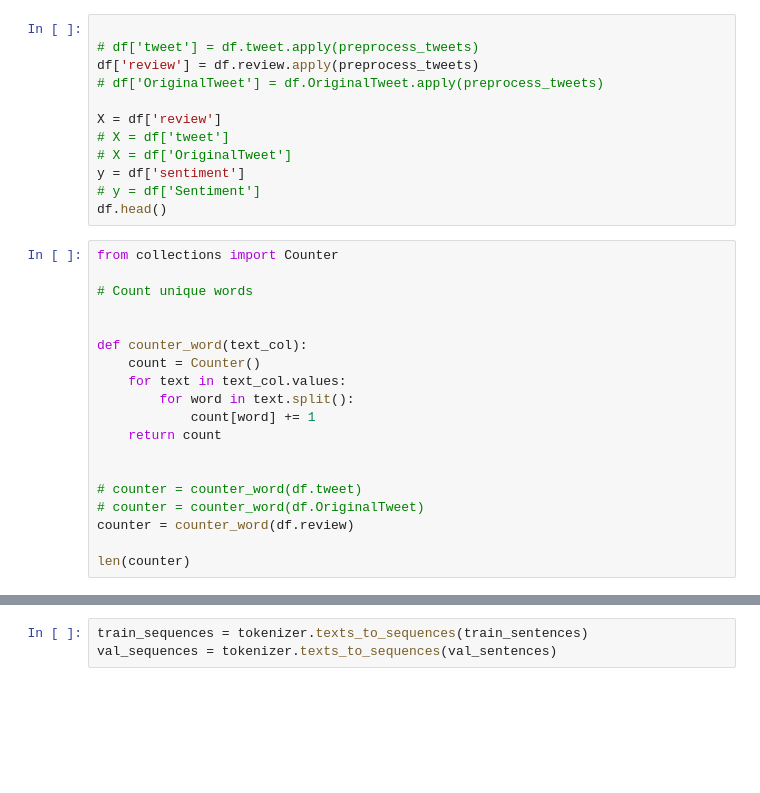
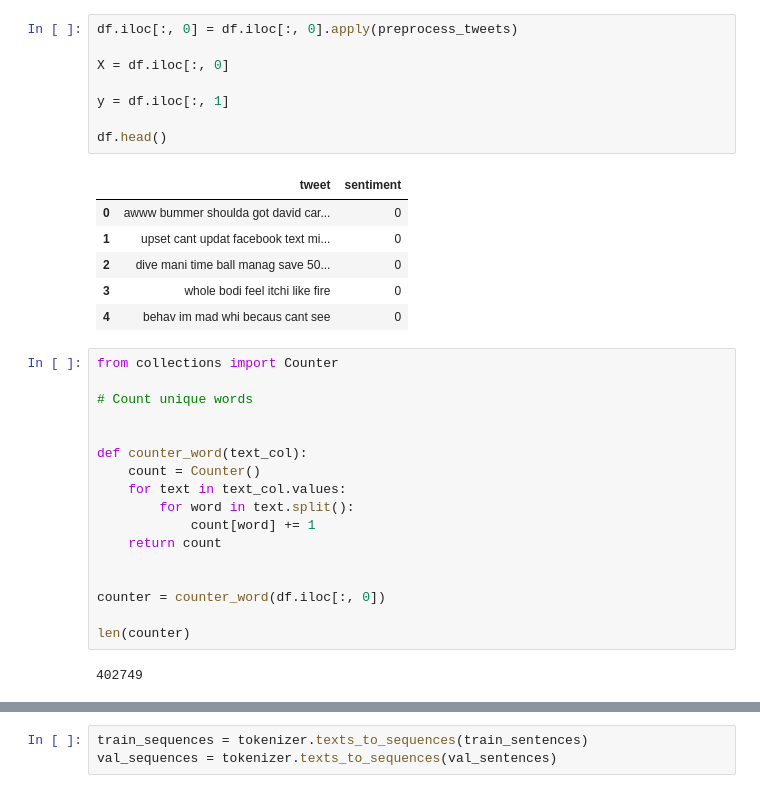
Before and after one commit to 3nws/twitter-text-classification, a Jupyter notebook: tensorflow.ipynb, the cells around one changed output, grey strips where cells are left out. Cells and saved outputs as stored; diff of their text form; blank space fills up the shorter version.

```diff
--- a/tensorflow.ipynb
+++ b/tensorflow.ipynb
@@ -104,15 +130,18 @@ df.head()
-# %%
-
-# df['tweet'] = df.tweet.apply(preprocess_tweets)
-df['review'] = df.review.apply(preprocess_tweets)
-# df['OriginalTweet'] = df.OriginalTweet.apply(preprocess_tweets)
-
-X = df['review']
-# X = df['tweet']
-# X = df['OriginalTweet']
-y = df['sentiment']
-# y = df['Sentiment']
-df.head()
+# %%
+df.iloc[:, 0] = df.iloc[:, 0].apply(preprocess_tweets)
+
+X = df.iloc[:, 0]
+
+y = df.iloc[:, 1]
+
+df.head()
+# %% [output]
+|  | tweet | sentiment |
+| 0 | awww bummer shoulda got david car... | 0 |
+| 1 | upset cant updat facebook text mi... | 0 |
+| 2 | dive mani time ball manag save 50... | 0 |
+| 3 | whole bodi feel itchi like fire | 0 |
+| 4 | behav im mad whi becaus cant see | 0 |
 # %%
 from collections import Counter
 
@@ -127,11 +156,11 @@ def counter_word(text_col):
     return count
 
 
-# counter = counter_word(df.tweet)
-# counter = counter_word(df.OriginalTweet)
-counter = counter_word(df.review)
+counter = counter_word(df.iloc[:, 0])
 
 len(counter)
+# %% [output]
+402749
 # %%
 num_unique_words = len(counter)
 counter
```
Also changed, not shown: parts of 24 cells of this notebook, 1 other file.
